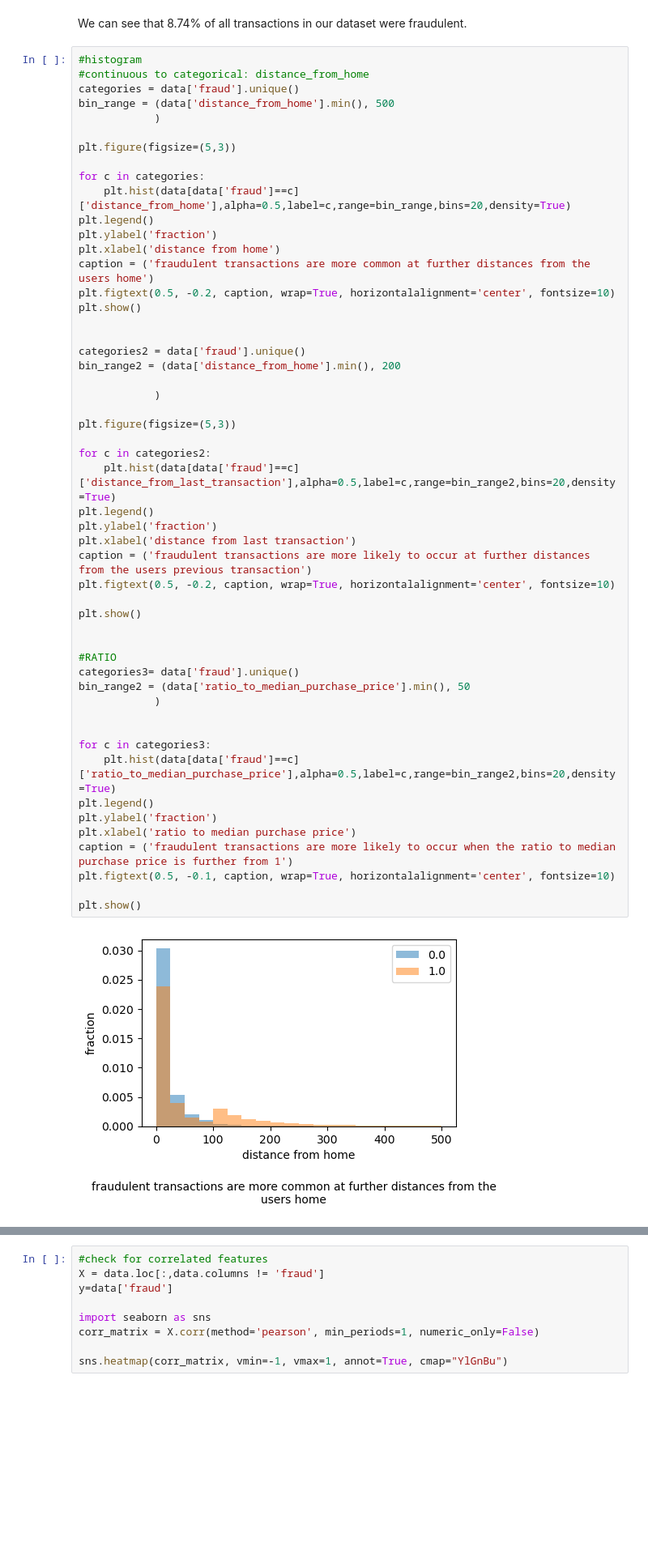
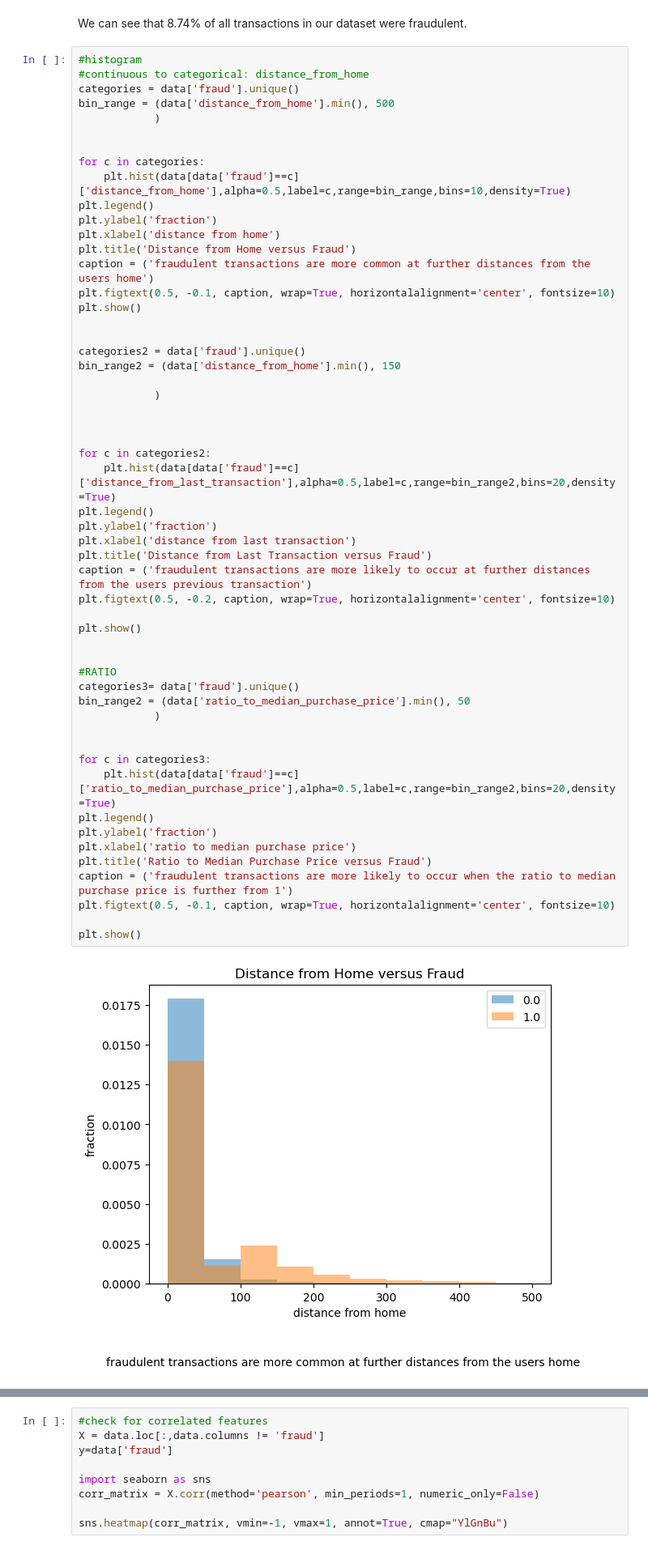
Before and after one commit to zoeykatzive/data1030project, a Jupyter notebook: credit card fraud midterm.ipynb, the cells around one changed output, grey strips where cells are left out. Shown: that part at 81% size. Saved outputs shown, nothing was run; the diff lists cells and outputs as text; blank space fills up the shorter version.

```diff
--- a/credit card fraud midterm.ipynb
+++ b/credit card fraud midterm.ipynb
@@ -113,50 +129,52 @@ categories = data['fraud'].unique()
 bin_range = (data['distance_from_home'].min(), 500
             )
 
-plt.figure(figsize=(5,3))
 
 for c in categories:
-    plt.hist(data[data['fraud']==c]['distance_from_home'],alpha=0.5,label=c,range=bin_range,bins=20,density=True)
+    plt.hist(data[data['fraud']==c]['distance_from_home'],alpha=0.5,label=c,range=bin_range,bins=10,density=True)
 plt.legend()
 plt.ylabel('fraction')
 plt.xlabel('distance from home')
+plt.title('Distance from Home versus Fraud')
 caption = ('fraudulent transactions are more common at further distances from the users home')
-plt.figtext(0.5, -0.2, caption, wrap=True, horizontalalignment='center', fontsize=10)
+plt.figtext(0.5, -0.1, caption, wrap=True, horizontalalignment='center', fontsize=10)
 plt.show()
 
 
 categories2 = data['fraud'].unique()
-bin_range2 = (data['distance_from_home'].min(), 200
+bin_range2 = (data['distance_from_home'].min(), 150
 
             )
 
-plt.figure(figsize=(5,3))
+
 
 for c in categories2:
     plt.hist(data[data['fraud']==c]['distance_from_last_transaction'],alpha=0.5,label=c,range=bin_range2,bins=20,density=True)
 plt.legend()
 plt.ylabel('fraction')
 plt.xlabel('distance from last transaction')
+plt.title('Distance from Last Transaction versus Fraud')
 caption = ('fraudulent transactions are more likely to occur at further distances from the users previous transaction')
 plt.figtext(0.5, -0.2, caption, wrap=True, horizontalalignment='center', fontsize=10)
 
 plt.show()
 
 
 #RATIO
 categories3= data['fraud'].unique()
 bin_range2 = (data['ratio_to_median_purchase_price'].min(), 50
             )
 
 
 for c in categories3:
     plt.hist(data[data['fraud']==c]['ratio_to_median_purchase_price'],alpha=0.5,label=c,range=bin_range2,bins=20,density=True)
 plt.legend()
 plt.ylabel('fraction')
 plt.xlabel('ratio to median purchase price')
+plt.title('Ratio to Median Purchase Price versus Fraud')
 caption = ('fraudulent transactions are more likely to occur when the ratio to median purchase price is further from 1')
 plt.figtext(0.5, -0.1, caption, wrap=True, horizontalalignment='center', fontsize=10)
 
 plt.show()
 # %% [output]
-[figure, old version]
+[figure, new version]
```
Also changed, not shown: parts of 8 cells of this notebook.
